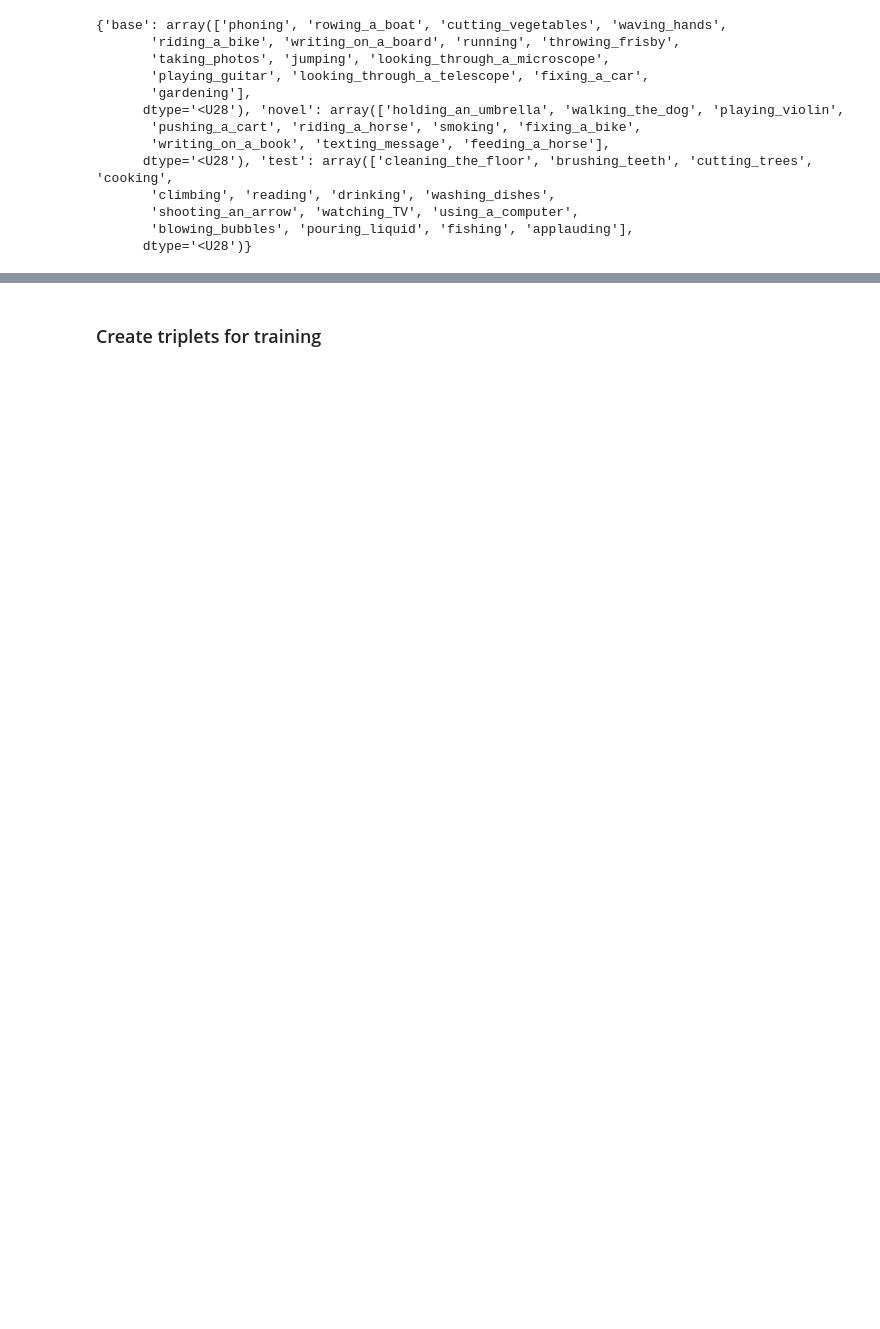
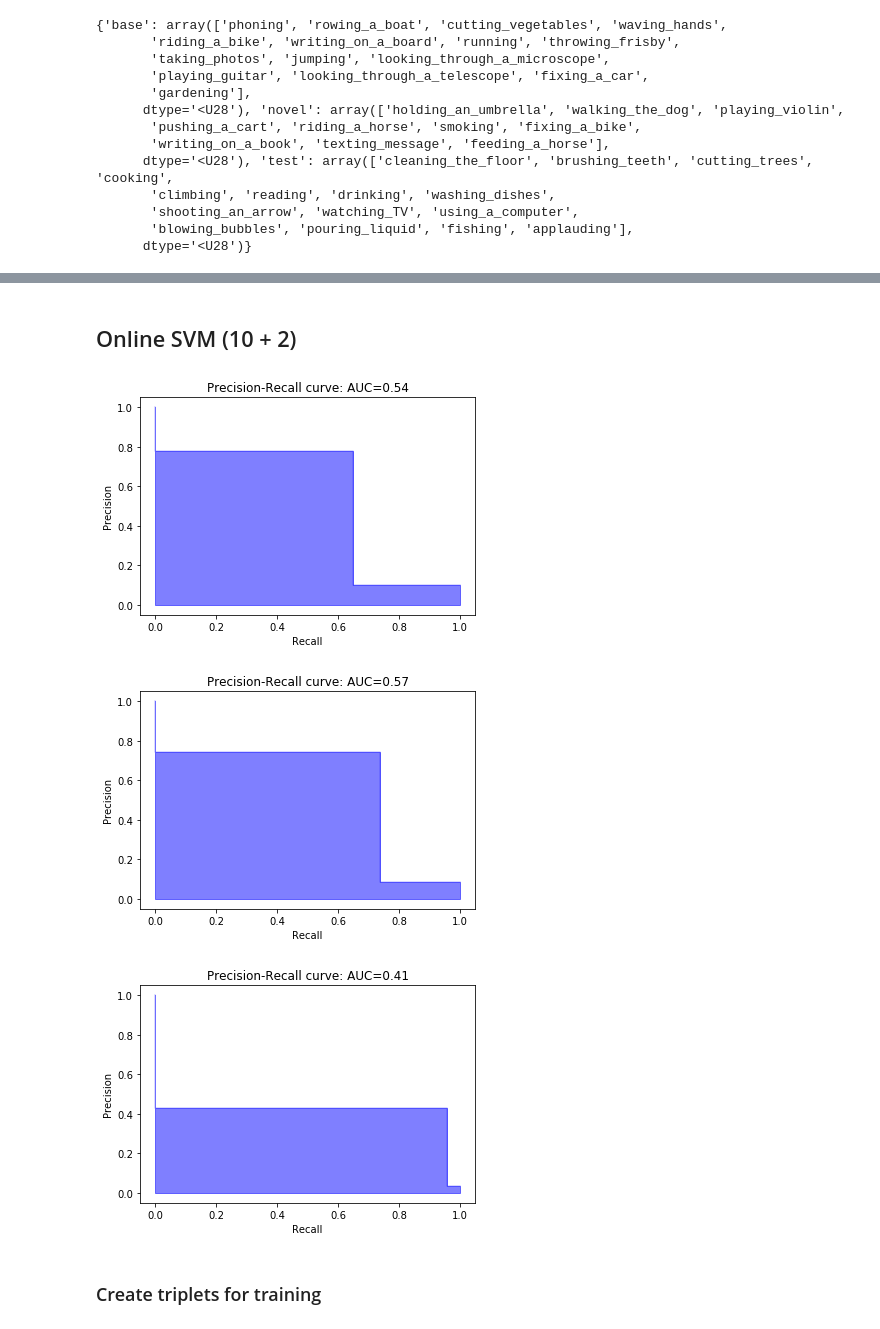
Before and after one commit to animeshramesh/incremental-learning, a Jupyter notebook: stanford40_svm.ipynb, the cells around one changed output, grey strips where cells are left out. Drawn from its saved outputs; the diff is of its cells as text; code cells hidden in the pictures; blank space fills up the shorter version.

```diff
--- a/stanford40_svm.ipynb
+++ b/stanford40_svm.ipynb
@@ -264,2 +259,72 @@ plot_pr(Y_online_preds, gts)
+# %% [markdown]
+## Online SVM (10 + 2)
+# %%
+# For PR curves
+X1_preds=[]
+gts = []
+Y_preds = []
+Y_online_preds = []
+
+for i in tqdm(range(1000)):
+
+    base_class_ind = np.random.permutation(len(splits['base']))[:10]
+    base_classes = splits['base'][base_class_ind]
+    pos_class = np.random.choice(base_classes)
+    novel_class_1 = np.random.choice(splits['test'])
+    novel_class_2 = np.random.choice(np.delete(splits['test'], np.argwhere(splits['test']==novel_class_1)))
+
+    # SVM weights of pos class
+    clf_X1 = compute_X1(pos_class, base_classes, features, is_train=True, sklearn_SGD=True)
+
+    # SVM weights of pos class under the influence of novel class
+    neg_classes = np.delete(base_classes, np.argwhere(base_classes==pos_class))
+    neg_classes = np.append(neg_classes, novel_class_1)
+    neg_classes = np.append(neg_classes, novel_class_2)
+
+    pos_features_train, neg_features_train = prepare_features(pos_class, neg_classes, features, is_train=True)
+    x_train, y_train = get_x_y(pos_features_train, neg_features_train)
+    clf_Y = get_svm_weights(x_train, y_train, sklearn_SGD=True)
+
+
+    pos_features_test, neg_features_test = prepare_features(pos_class,
+                                                            neg_classes,
+                                                            features,
+                                                            is_train=False,
+                                                            equal_features=False)
+    gt = np.concatenate((np.ones(len(pos_features_test)), np.zeros(len(neg_features_test))))
+
+    to_predict = np.vstack((pos_features_test, neg_features_test))
+
+
+    # Need the predictions for PR curves
+    X1_pred = clf_X1.predict(to_predict)
+    Y_pred = clf_Y.predict(to_predict)
+
+    # Online SVM update
+    # First for novel class 1
+    neg_partition = int(0.9*features[novel_class_1].shape[0])
+    neg_features = features[novel_class_1][:neg_partition]
+    clf_Y_online = online_svm_update(clf_X1, neg_features)
+
+    # Now for novel class 2
+    neg_partition = int(0.9*features[novel_class_2].shape[0])
+    neg_features = features[novel_class_2][:neg_partition]
+    clf_Y_online = online_svm_update(clf_Y_online, neg_features)
+    Y_pred_online = clf_Y_online.predict(to_predict)
+
+
+    # PR curve stuff
+    X1_preds.extend(X1_pred.tolist())
+    Y_preds.extend(Y_pred.tolist())
+    Y_online_preds.extend(Y_pred_online.tolist())
+    gts.extend(gt.tolist())
+
+plot_pr(X1_preds, gts)
+plot_pr(Y_preds, gts)
+plot_pr(Y_online_preds, gts)
+# %% [output]
+[figure, added]
+[figure, added]
+[figure, added]
 # %% [markdown]
 ### Create triplets for training
```
Also changed, not shown: parts of 15 cells of this notebook, 2 other files.
